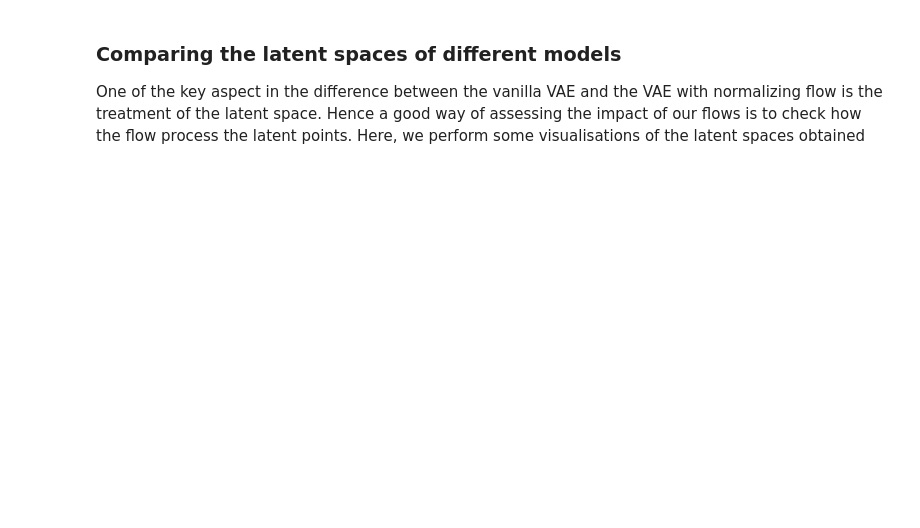
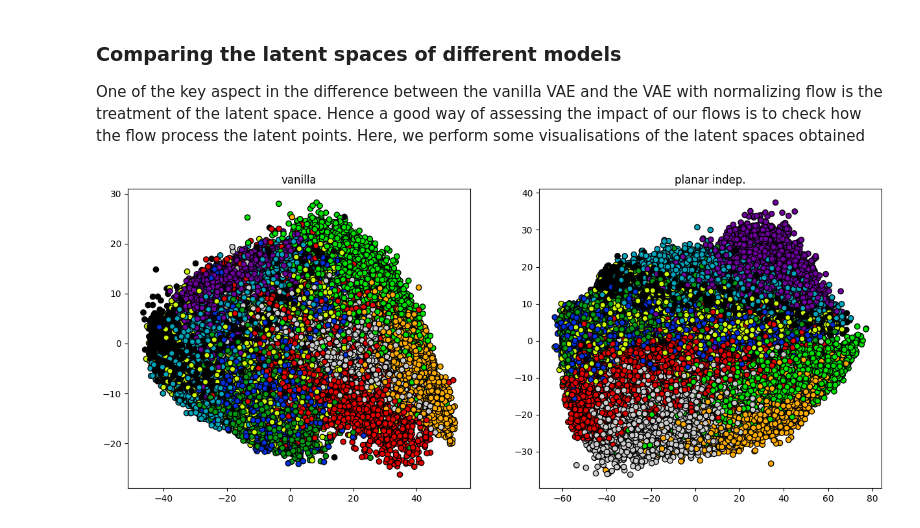
Before and after one commit to mvajhi/unsupervised-learning, a Jupyter notebook: HW3/Q2.ipynb, the cells around one changed output. Cells and saved outputs as stored; diff of their text form; code cells hidden in the pictures; blank space fills up the shorter version.

```diff
--- a/HW3/Q2.ipynb
+++ b/HW3/Q2.ipynb
@@ -194,18 +194,12 @@ def construct_encoder_decoder(nin, n_latent = 16, n_hidden = 512, n_classes = 1)
     # Encoder network
     encoder = nn.Sequential(
         nn.Linear(nin, n_hidden),
-        nn.ReLU(),
-        nn.Linear(n_hidden, n_hidden),
-        nn.ReLU(),
-        nn.Linear(n_hidden, n_hidden),
         nn.ReLU()
     )
     # Decoder network
     decoder = nn.Sequential(
         nn.Linear(n_latent, n_hidden),
         nn.ReLU(),
-        nn.Linear(n_hidden, n_hidden),
-        nn.ReLU(),
         nn.Linear(n_hidden, nin),
         nn.Sigmoid()
     )
@@ -466,30 +467,32 @@ print('Negative Log-Likelihood : ' + str(nll))
 One of the key aspect in the difference between the vanilla VAE and the VAE with normalizing flow is the treatment of the latent space. Hence a good way of assessing the impact of our flows is to check how the flow process the latent points. Here, we perform some visualisations of the latent spaces obtained
 # %%
 from sklearn import decomposition
-fig, (ax1, ax2, ax3) = plt.subplots(1, 3, figsize=(15, 6))
-models = {'vanilla':(model, ax1), 'planar indep.':(model_flow, ax2), 'planar params':(model_flow_p, ax3)}
+fig, (ax1, ax2) = plt.subplots(1, 2, figsize=(15, 6))
+models = {'vanilla':(model, ax1), 'planar indep.':(model_flow, ax2)}
 for name, (cur_model, ax) in models.items():
     final_z = []
     final_classes = []
     for batch_idx, (x, c) in enumerate(train_loader):
         if (x.shape[0] != 64):
             break
         x = (x.view(x.shape[0], -1) * 2) - 1
         # Not exact but just consider mean for laziness
         cur_mu, cur_sig, *params = cur_model.encode(x)
         q = distrib.Normal(torch.zeros(cur_mu.shape[1]), torch.ones(cur_sig.shape[1]))
         cur_z = (cur_sig * q.sample((64, ))) + cur_mu
         if (hasattr(cur_model, 'flow')):
             if (name == 'planar params'):
                 cur_model.flow.set_parameters(params[0])
             cur_z, _ = cur_model.flow(cur_z)
         final_z.append(cur_z.detach())
         final_classes.append(c)
     final_z = torch.cat(final_z)
     final_classes = torch.cat(final_classes)
     # Create PCA and apply it to our data
     pca = decomposition.PCA(n_components=2)
     z_pca = pca.fit_transform(final_z)
     # then apply the PCA to a value and call it z_pca
     ax.scatter(z_pca[:, 0], z_pca[:, 1], c=final_classes, cmap=plt.cm.nipy_spectral, edgecolor='k')
     ax.set_title(name)
+# %% [output]
+[figure, added]
```
Also changed, not shown: parts of 4 cells of this notebook.
